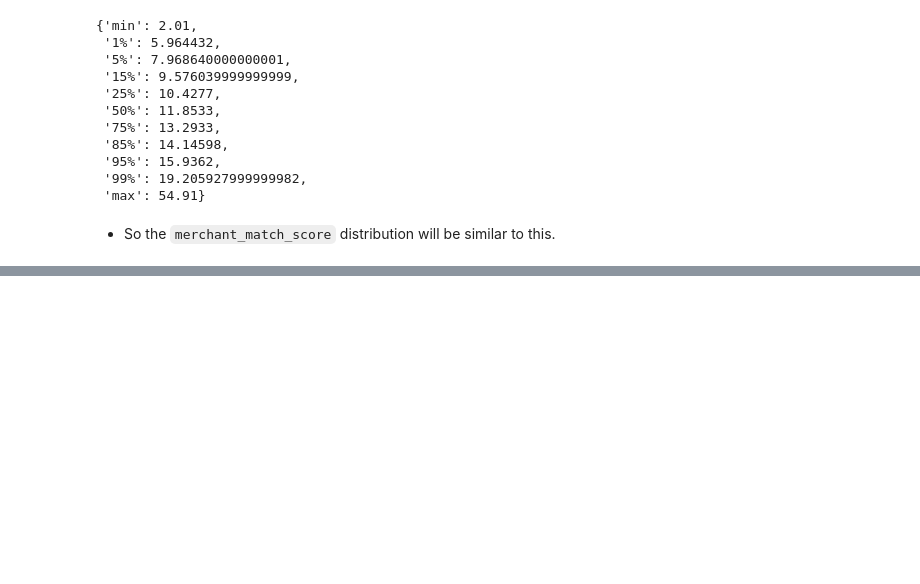
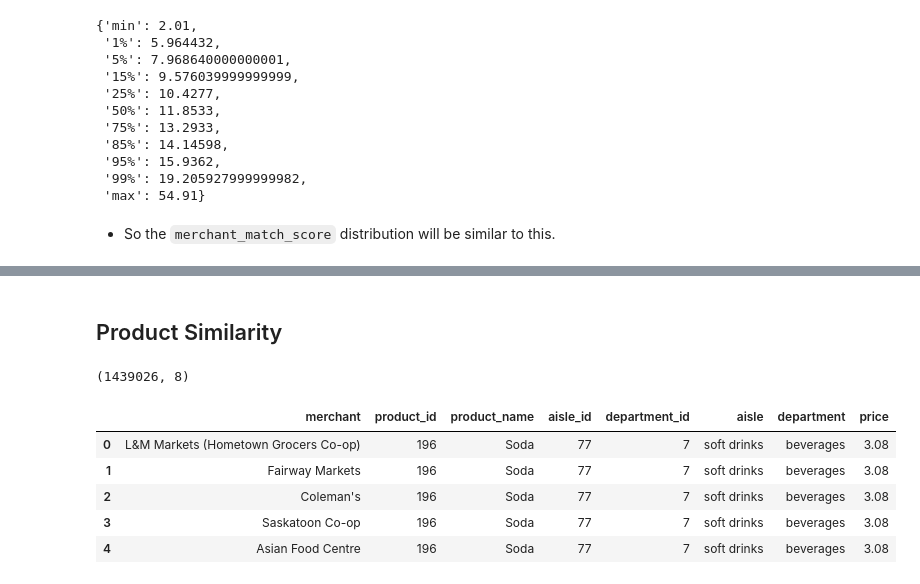
Before and after one commit to hanhanwu/Hanhan_Break_the_Limits, a Jupyter notebook: Bank_Fantasy/Golden_Bridge/recommendation_experiments/EDA_client_recommendation.ipynb, the cells around one changed output, grey strips where cells are left out. Drawn from its saved outputs; the diff is of its cells as text; code cells hidden in the pictures; blank space fills up the shorter version.

```diff
--- a/Bank_Fantasy/Golden_Bridge/recommendation_experiments/EDA_client_recommendation.ipynb
+++ b/Bank_Fantasy/Golden_Bridge/recommendation_experiments/EDA_client_recommendation.ipynb
@@ -143,0 +184,15 @@ get_percentile(client_purchase_df['avg_purchase'])
+# %% [markdown]
+## Product Similarity
+# %%
+merchant_prod_df = pd.read_pickle('../merchant_product.pkl')
+print(merchant_prod_df.shape)
+
+merchant_prod_df.head()
+# %% [output]
+(1439026, 8)
+|  | merchant | product_id | product_name | aisle_id | department_id | aisle | department | price |
+| 0 | L&M Markets (Hometown Grocers Co-op) | 196 | Soda | 77 | 7 | soft drinks | beverages | 3.08 |
+| 1 | Fairway Markets | 196 | Soda | 77 | 7 | soft drinks | beverages | 3.08 |
+| 2 | Coleman's | 196 | Soda | 77 | 7 | soft drinks | beverages | 3.08 |
+| 3 | Saskatoon Co-op | 196 | Soda | 77 | 7 | soft drinks | beverages | 3.08 |
+| 4 | Asian Food Centre | 196 | Soda | 77 | 7 | soft drinks | beverages | 3.08 |
```
Also changed, not shown: parts of 13 cells of this notebook.
